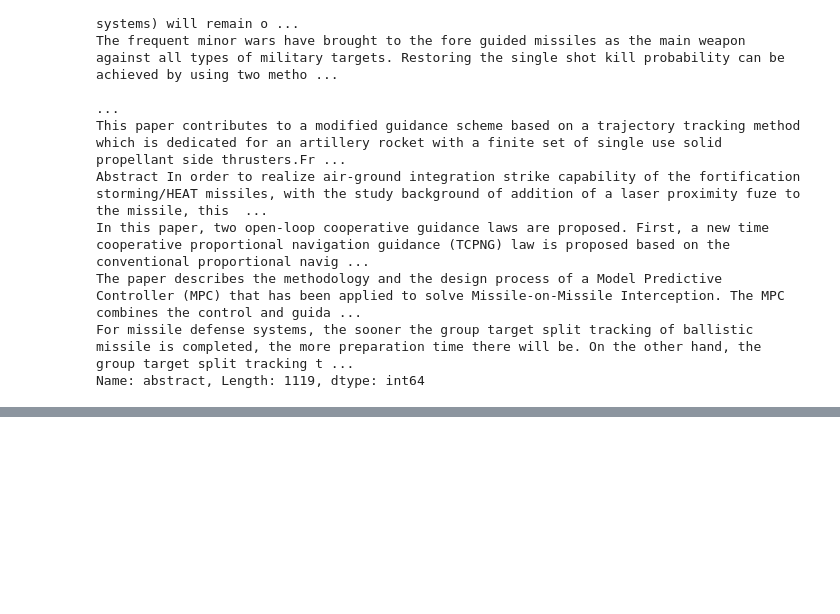
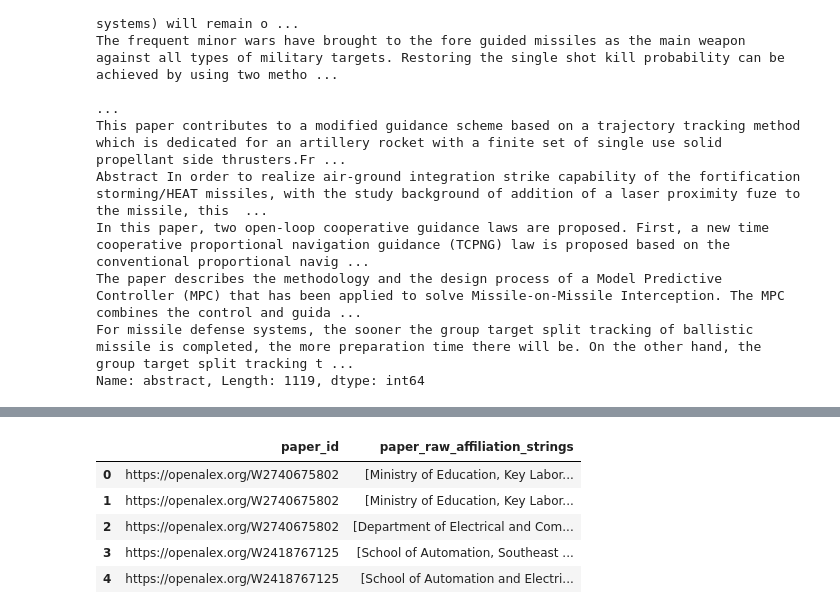
Before and after one commit to doolingdavidrs21/openalex-jamming-gpt4, a Jupyter notebook: update2d.ipynb, the cells around one changed output, grey strips where cells are left out. Drawn from its saved outputs; the diff is of its cells as text; code cells hidden in the pictures; blank space fills up the shorter version.

```diff
--- a/update2d.ipynb
+++ b/update2d.ipynb
@@ -207,0 +406,2 @@ Name: abstract, Length: 1119, dtype: int64
+# %%
+dfbig['big_authorships'] = dfbig.apply(add_extra_to_authorships, axis=1)
@@ -207,0 +447,5 @@ Name: abstract, Length: 1119, dtype: int64
+# %%
+#dfbig['authorships'].tolist()
+bigvals = dfbig['authorships'].tolist()
+# %%
+dictvals = [c for c in bigvals if type(c) != float]
@@ -207,0 +683,9 @@ Name: abstract, Length: 1119, dtype: int64
+# %%
+dftriple[['paper_id','paper_raw_affiliation_strings']].head()
+# %% [output]
+|  | paper_id | paper_raw_affiliation_strings |
+| 0 | https://openalex.org/W2740675802 | [Ministry of Education, Key Labor... |
+| 1 | https://openalex.org/W2740675802 | [Ministry of Education, Key Labor... |
+| 2 | https://openalex.org/W2740675802 | [Department of Electrical and Com... |
+| 3 | https://openalex.org/W2418767125 | [School of Automation, Southeast ... |
+| 4 | https://openalex.org/W2418767125 | [School of Automation and Electri... |
```
Also changed, not shown: parts of 51 cells of this notebook.
